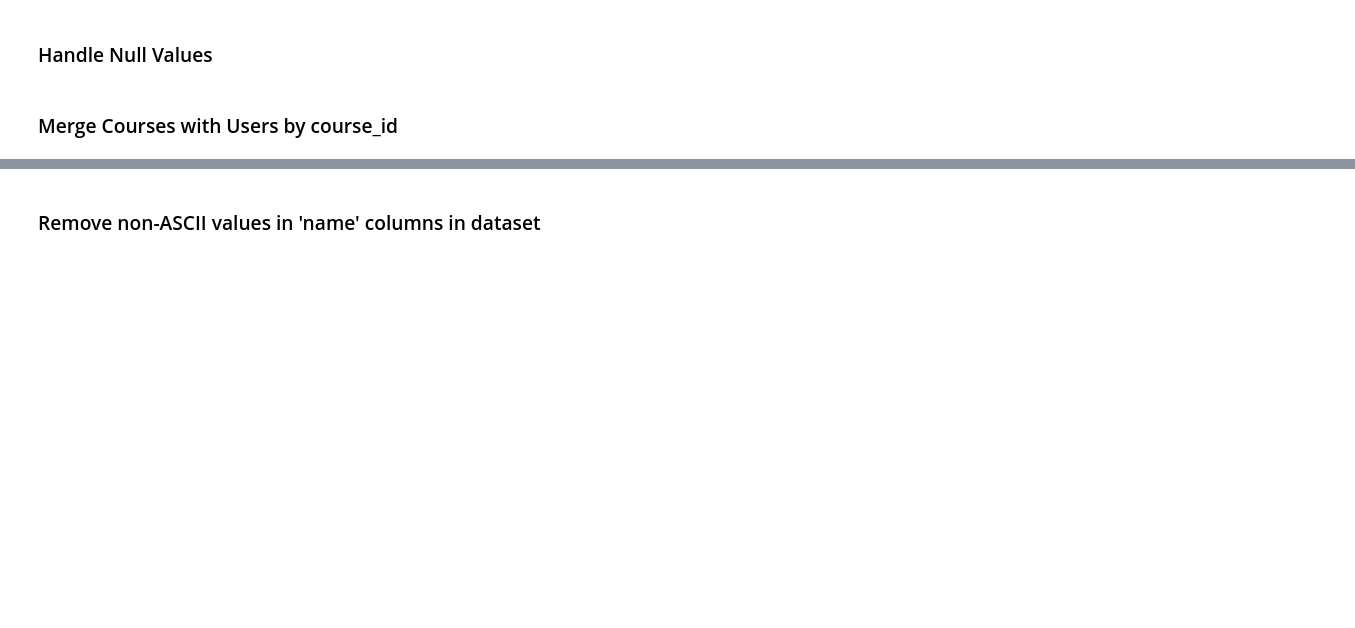
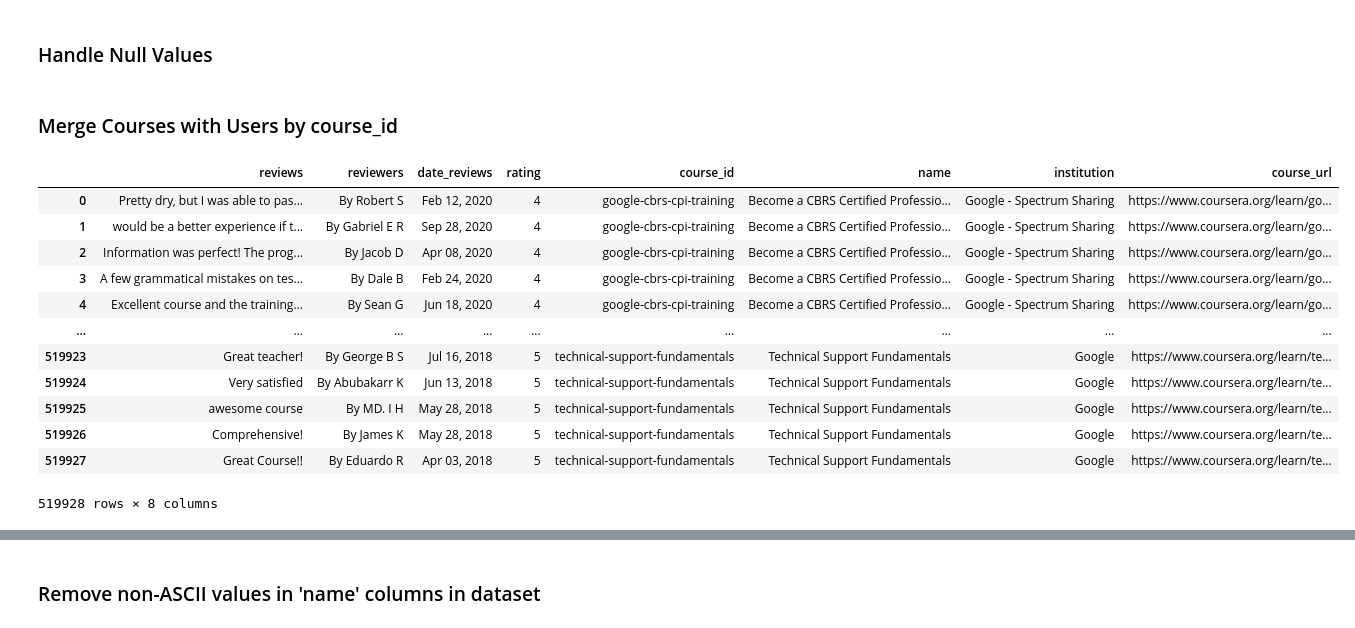
Before and after one commit to jacoblimjy/bt4222, a Jupyter notebook: main.ipynb, the cells around one changed output, grey strips where cells are left out. Saved outputs shown, nothing was run; the diff lists cells and outputs as text; code cells hidden in the pictures; blank space fills up the shorter version.

```diff
--- a/main.ipynb
+++ b/main.ipynb
@@ -30,3 +111,19 @@ job_skills = job_skills.dropna(subset=['job_skills'])
 # %%
 temp = pd.merge(users, courses, on="course_id", how="inner")
 #temp.head()
+# %%
+temp
+# %% [output]
+|  | reviews | reviewers | date_reviews | rating | course_id | name | institution | course_url |
+| 0 | Pretty dry, but I was able to pas... | By Robert S | Feb 12, 2020 | 4 | google-cbrs-cpi-training | Become a CBRS Certified Professio... | Google - Spectrum Sharing | https://www.coursera.org/learn/go... |
+| 1 | would be a better experience if t... | By Gabriel E R | Sep 28, 2020 | 4 | google-cbrs-cpi-training | Become a CBRS Certified Professio... | Google - Spectrum Sharing | https://www.coursera.org/learn/go... |
+| 2 | Information was perfect! The prog... | By Jacob D | Apr 08, 2020 | 4 | google-cbrs-cpi-training | Become a CBRS Certified Professio... | Google - Spectrum Sharing | https://www.coursera.org/learn/go... |
+| 3 | A few grammatical mistakes on tes... | By Dale B | Feb 24, 2020 | 4 | google-cbrs-cpi-training | Become a CBRS Certified Professio... | Google - Spectrum Sharing | https://www.coursera.org/learn/go... |
+| 4 | Excellent course and the training... | By Sean G | Jun 18, 2020 | 4 | google-cbrs-cpi-training | Become a CBRS Certified Professio... | Google - Spectrum Sharing | https://www.coursera.org/learn/go... |
+| ... | ... | ... | ... | ... | ... | ... | ... | ... |
+| 519923 | Great teacher! | By George B S | Jul 16, 2018 | 5 | technical-support-fundamentals | Technical Support Fundamentals | Google | https://www.coursera.org/learn/te... |
+| 519924 | Very satisfied | By Abubakarr K | Jun 13, 2018 | 5 | technical-support-fundamentals | Technical Support Fundamentals | Google | https://www.coursera.org/learn/te... |
+| 519925 | awesome course | By MD. I H | May 28, 2018 | 5 | technical-support-fundamentals | Technical Support Fundamentals | Google | https://www.coursera.org/learn/te... |
+| 519926 | Comprehensive! | By James K | May 28, 2018 | 5 | technical-support-fundamentals | Technical Support Fundamentals | Google | https://www.coursera.org/learn/te... |
+| 519927 | Great Course!! | By Eduardo R | Apr 03, 2018 | 5 | technical-support-fundamentals | Technical Support Fundamentals | Google | https://www.coursera.org/learn/te... |
+519928 rows × 8 columns
```
Also changed, not shown: parts of 21 cells of this notebook.
